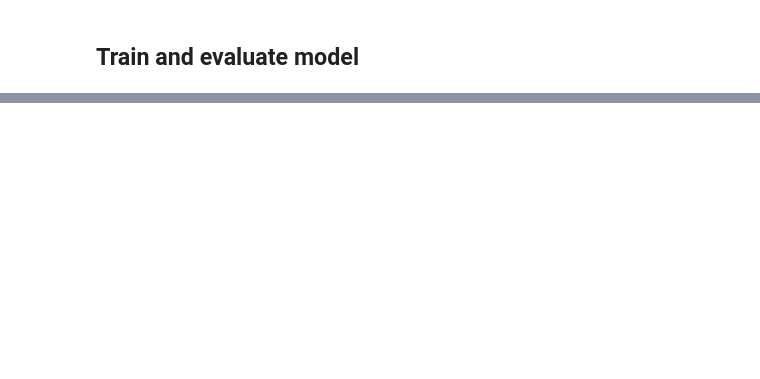
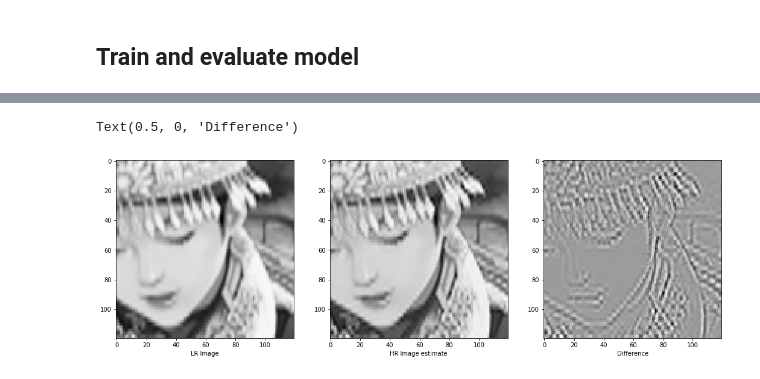
Before and after one commit to ygabuev/FARF, a Jupyter notebook: experiment1.ipynb, the cells around one changed output, grey strips where cells are left out. Drawn from its saved outputs; the diff is of its cells as text; code cells hidden in the pictures; blank space fills up the shorter version.

```diff
--- a/experiment1.ipynb
+++ b/experiment1.ipynb
@@ -79,0 +97,15 @@ ax[2].set_xlabel('Difference')
+# %%
+x_slice = slice(90,210)
+y_slice = slice(90,210)
+
+fig, ax = plt.subplots(1,3, figsize=(18,7))
+ax[0].imshow(x[x_slice,y_slice], cmap='Greys_r')
+ax[1].imshow(y[x_slice,y_slice], cmap='Greys_r')
+ax[2].imshow((y-x)[x_slice,y_slice], cmap='Greys_r')
+
+ax[0].set_xlabel('LR Image')
+ax[1].set_xlabel('HR Image estimate')
+ax[2].set_xlabel('Difference')
+# %% [output]
+Text(0.5, 0, 'Difference')
+[figure, added]
```
Also changed, not shown: parts of 5 cells of this notebook, 3 other files.
